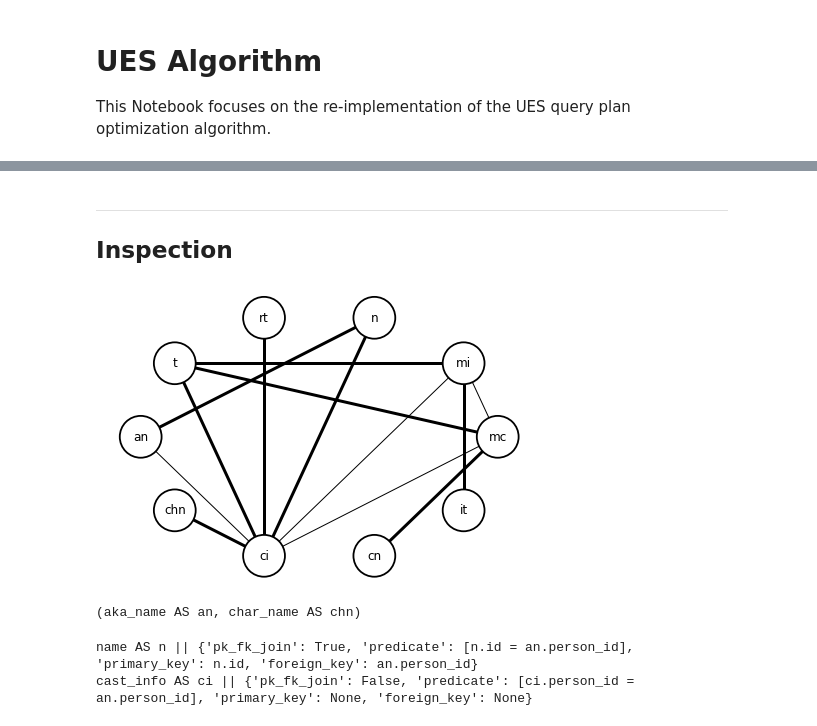
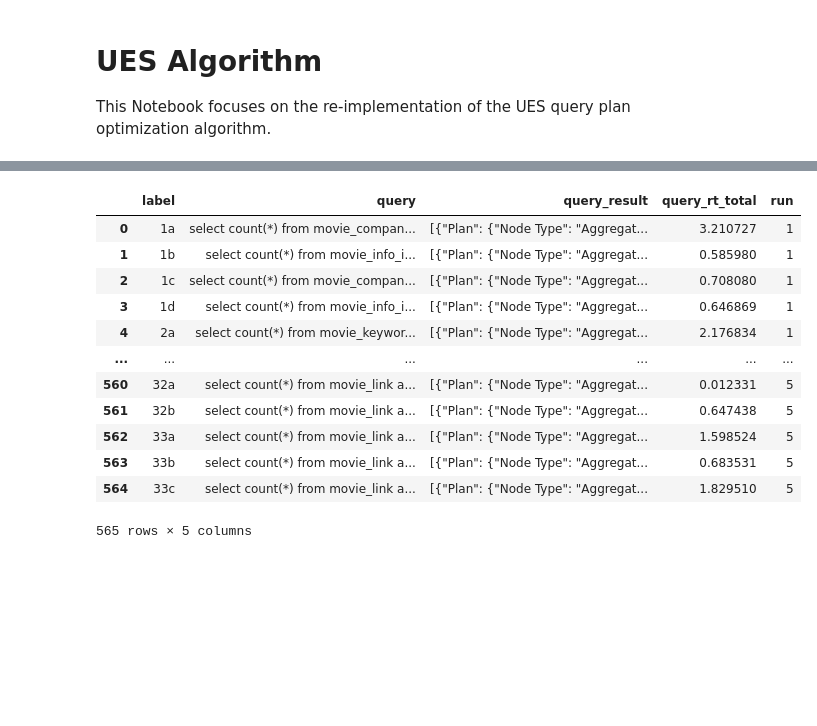
Before and after one commit to rbergm/PostBOUND, a Jupyter notebook: ues/UES_Algorithm.ipynb, the cells around one changed output, grey strips where cells are left out. Saved outputs shown, nothing was run; the diff lists cells and outputs as text; code cells hidden in the pictures; blank space fills up the shorter version.

```diff
--- a/ues/UES_Algorithm.ipynb
+++ b/ues/UES_Algorithm.ipynb
@@ -65,4 +20,0 @@ example_ues
-# %% [markdown]
----
-
-## Inspection
@@ -72,15 +21,17 @@ g = graph.graph
-# %%
-graph.print()
-# %% [output]
-[figure, removed]
-# %%
-t1, t2 = list(g.nodes)[:2]
-t1, t2
-# %% [output]
-(aka_name AS an, char_name AS chn)
-# %%
-for n, d in g.adj[t1].items():
-    print(n, "||", d)
-# %% [output]
-name AS n || {'pk_fk_join': True, 'predicate': [n.id = an.person_id], 'primary_key': n.id, 'foreign_key': an.person_id}
-cast_info AS ci || {'pk_fk_join': False, 'predicate': [ci.person_id = an.person_id], 'primary_key': None, 'foreign_key': None}
+# %%
+df_orig = pd.read_csv("workloads/job-ues-results-base.csv")
+df_orig
+# %% [output]
+|  | label | query | query_result | query_rt_total | run |
+| 0 | 1a | select count(*) from movie_compan... | [{"Plan": {"Node Type": "Aggregat... | 3.210727 | 1 |
+| 1 | 1b | select count(*) from movie_info_i... | [{"Plan": {"Node Type": "Aggregat... | 0.585980 | 1 |
+| 2 | 1c | select count(*) from movie_compan... | [{"Plan": {"Node Type": "Aggregat... | 0.708080 | 1 |
+| 3 | 1d | select count(*) from movie_info_i... | [{"Plan": {"Node Type": "Aggregat... | 0.646869 | 1 |
+| 4 | 2a | select count(*) from movie_keywor... | [{"Plan": {"Node Type": "Aggregat... | 2.176834 | 1 |
+| ... | ... | ... | ... | ... | ... |
+| 560 | 32a | select count(*) from movie_link a... | [{"Plan": {"Node Type": "Aggregat... | 0.012331 | 5 |
+| 561 | 32b | select count(*) from movie_link a... | [{"Plan": {"Node Type": "Aggregat... | 0.647438 | 5 |
+| 562 | 33a | select count(*) from movie_link a... | [{"Plan": {"Node Type": "Aggregat... | 1.598524 | 5 |
+| 563 | 33b | select count(*) from movie_link a... | [{"Plan": {"Node Type": "Aggregat... | 0.683531 | 5 |
+| 564 | 33c | select count(*) from movie_link a... | [{"Plan": {"Node Type": "Aggregat... | 1.829510 | 5 |
+565 rows × 5 columns
```
Also changed, not shown: parts of 23 cells of this notebook, 8 other files.
